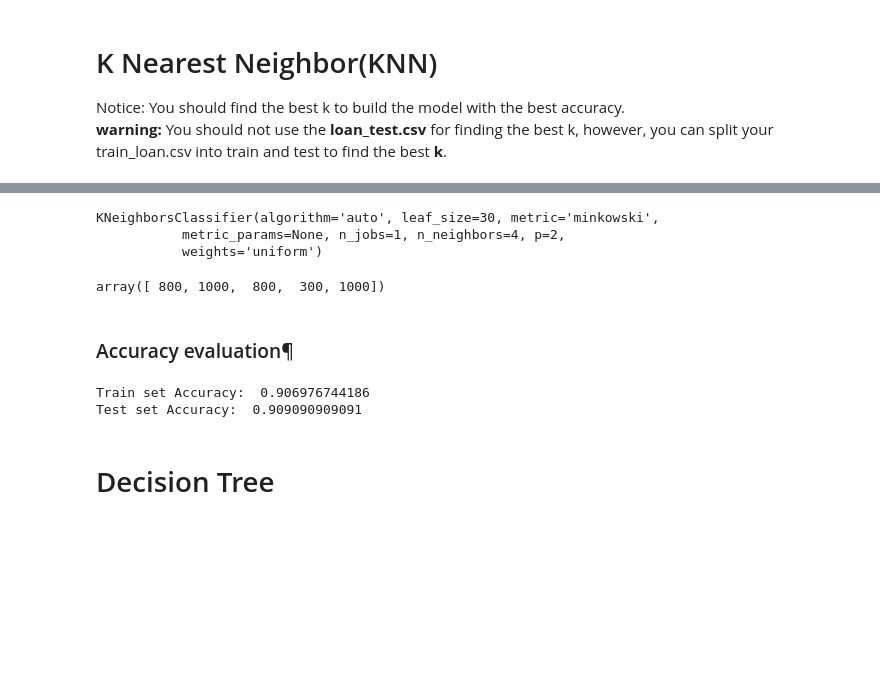
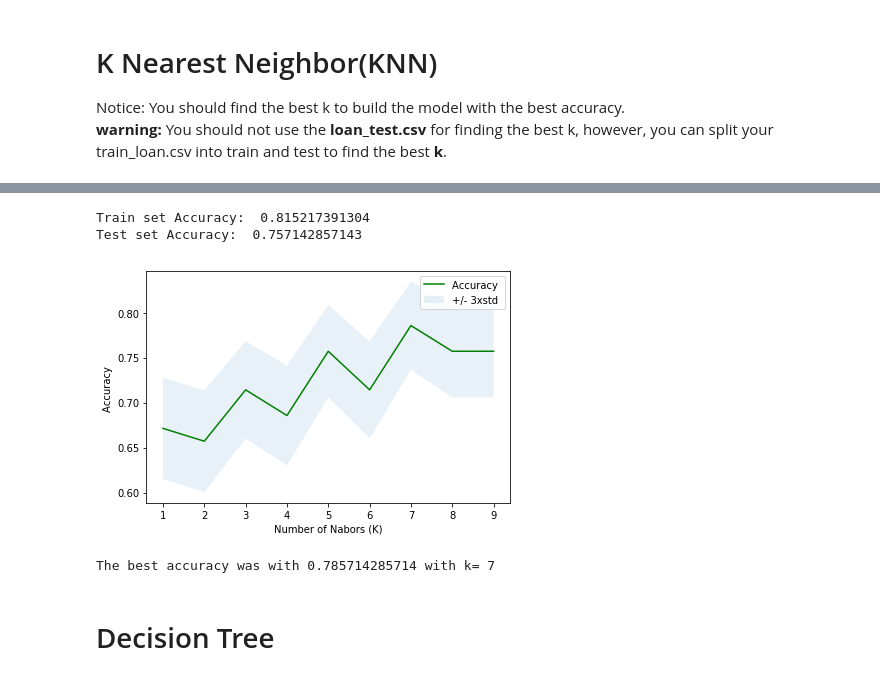
Before and after one commit to Bushra2078/Coursera_Capstone1, a Jupyter notebook: Machine Learning Final Project.ipynb, the cells around one changed output, grey strips where cells are left out. Cells and saved outputs as stored; diff of their text form; code cells hidden in the pictures; blank space fills up the shorter version.

```diff
--- a/Machine Learning Final Project.ipynb
+++ b/Machine Learning Final Project.ipynb
@@ -345,4 +279,0 @@ Index(['Unnamed: 0', 'Unnamed: 0.1', 'loan_status', 'Principal', 'terms',
-# %%
-X = df[['Unnamed: 0', 'Unnamed: 0.1', 'Principal', 'terms',
-        'age']] .values  #.astype(float)
-X[0:5]
@@ -355,3 +279,0 @@ array([[   1,    1, 1000,   30,   50],
-# %%
-y = df['Principal'].values
-y[0:5]
@@ -360,3 +279,0 @@ array([1000,  300, 1000, 1000,  800])
-# %%
-X = preprocessing.StandardScaler().fit(X).transform(X.astype(float))
-X[0:5]
@@ -381,25 +289,44 @@ from sklearn.neighbors import KNeighborsClassifier
-# %%
-k = 4
-#Train Model and Predict
-neigh = KNeighborsClassifier(n_neighbors = k).fit(X_train,y_train)
-neigh
-# %% [output]
-KNeighborsClassifier(algorithm='auto', leaf_size=30, metric='minkowski',
-           metric_params=None, n_jobs=1, n_neighbors=4, p=2,
-           weights='uniform')
-# %%
-yhat = neigh.predict(X_test)
-yhat[0:5]
-# %% [output]
-array([ 800, 1000,  800,  300, 1000])
-# %% [markdown]
-### Accuracy evaluation¶
 # %%
+k = 5
+#Train Model and Predict
+neigh = KNeighborsClassifier(n_neighbors = k).fit(X_train,y_train)
+neigh
+#Prediction
+yhat = neigh.predict(X_test)
+yhat[0:5]
+#Accuracy_evolution
 from sklearn import metrics
 print("Train set Accuracy: ", metrics.accuracy_score(y_train, neigh.predict(X_train)))
 print("Test set Accuracy: ", metrics.accuracy_score(y_test, yhat))
 # %% [output]
-Train set Accuracy:  0.906976744186
-Test set Accuracy:  0.909090909091
+Train set Accuracy:  0.815217391304
+Test set Accuracy:  0.757142857143
+# %%
+Ks = 10
+mean_acc = np.zeros((Ks-1))
+std_acc = np.zeros((Ks-1))
+ConfustionMx = [];
+for n in range(1,Ks):
+
+    #Train Model and Predict
+    neigh = KNeighborsClassifier(n_neighbors = n).fit(X_train,y_train)
+    yhat=neigh.predict(X_test)
+    mean_acc[n-1] = metrics.accuracy_score(y_test, yhat)
+
+
+    std_acc[n-1]=np.std(yhat==y_test)/np.sqrt(yhat.shape[0])
+
+mean_acc
+plt.plot(range(1,Ks),mean_acc,'g')
+plt.fill_between(range(1,Ks),mean_acc - 1 * std_acc,mean_acc + 1 * std_acc, alpha=0.10)
+plt.legend(('Accuracy ', '+/- 3xstd'))
+plt.ylabel('Accuracy ')
+plt.xlabel('Number of Nabors (K)')
+plt.tight_layout()
+plt.show()
+print( "The best accuracy was with", mean_acc.max(), "with k=", mean_acc.argmax()+1)
+# %% [output]
+[figure, added]
+The best accuracy was with 0.785714285714 with k= 7
 # %% [markdown]
 # Decision Tree
```
Also changed, not shown: parts of 46 cells of this notebook.
